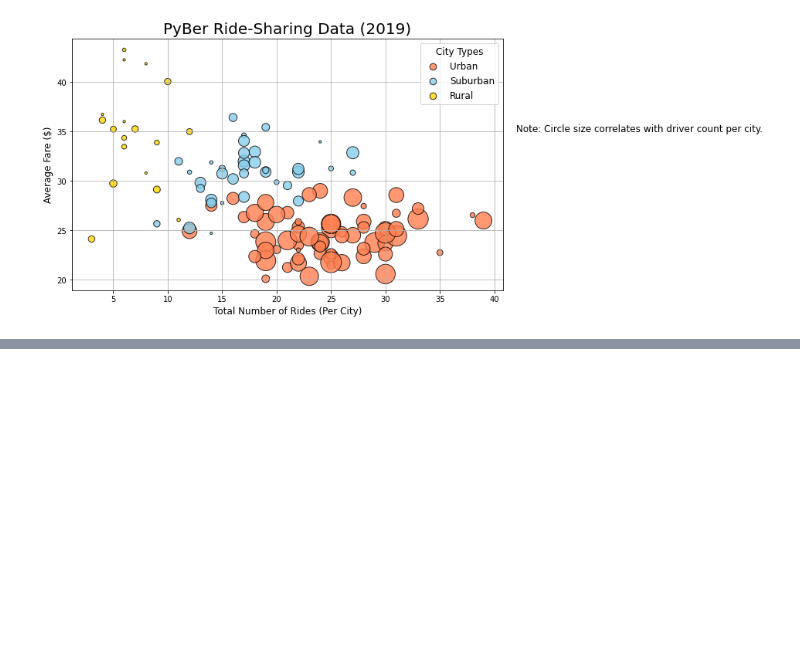
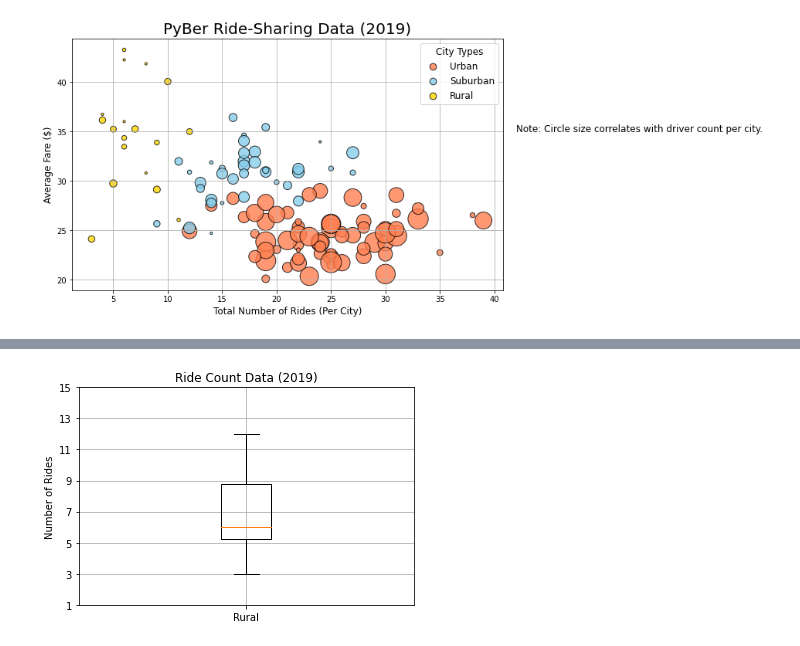
Before and after one commit to LZaack/PyBer_Analysis, a Jupyter notebook: PyBer.ipynb, the cells around one changed output, grey strips where cells are left out. Saved outputs shown, nothing was run; the diff lists cells and outputs as text; code cells hidden in the pictures; blank space fills up the shorter version.

```diff
--- a/PyBer.ipynb
+++ b/PyBer.ipynb
@@ -506,0 +828,13 @@ plt.show()
+# %%
+# Create a box-and-whisker plot for the suburban cities ride count.
+x_labels = ["Rural"]
+fig, ax = plt.subplots()
+ax.boxplot(rural_ride_count, labels=x_labels)
+# Add the title, y-axis label and grid.
+ax.set_title('Ride Count Data (2019)')
+ax.set_ylabel('Number of Rides')
+ax.set_yticks(np.arange(1, 16, step=2.0))
+ax.grid()
+plt.show()
+# %% [output]
+[figure, added]
```
Also changed, not shown: parts of 37 cells of this notebook, 3 other files.
